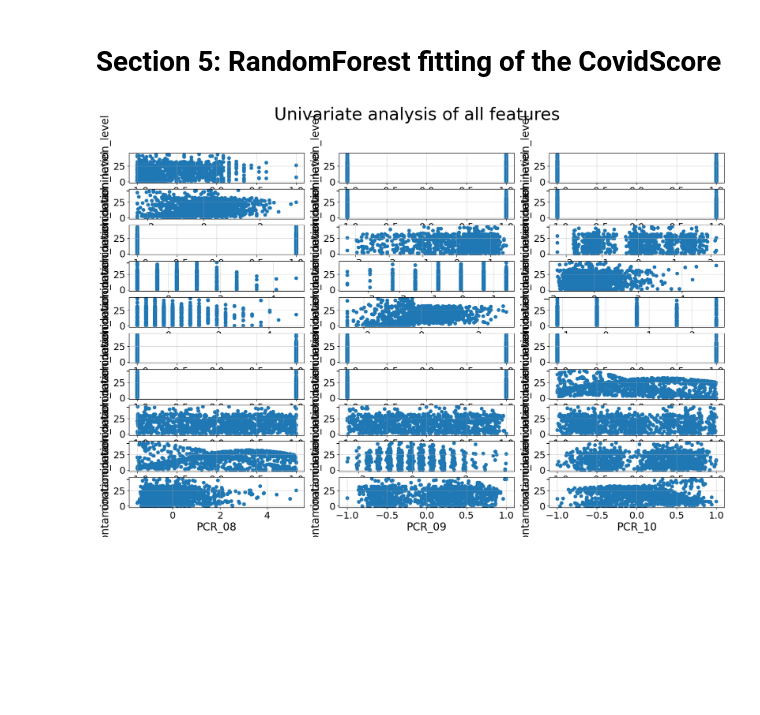
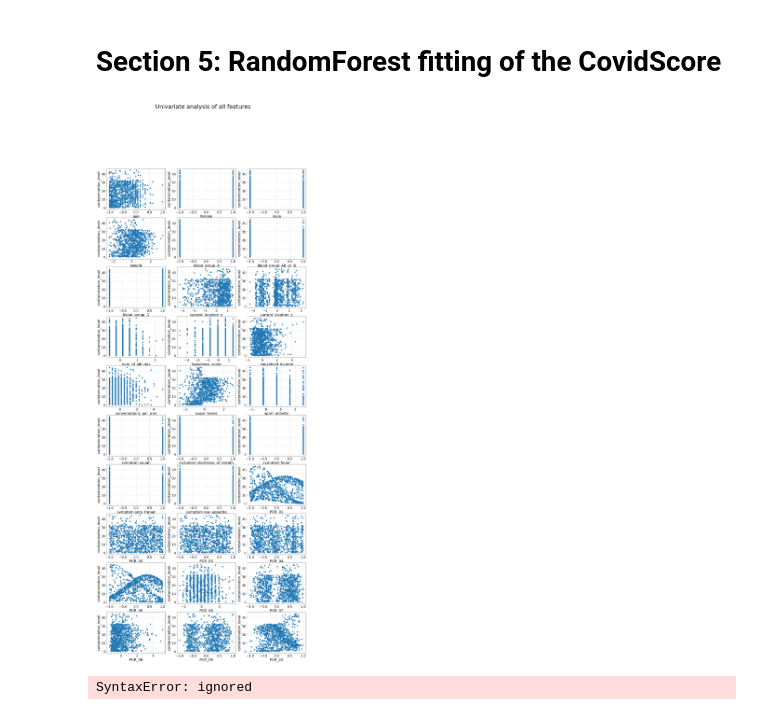
Before and after one commit to Ofir-Manor/Long3, a Jupyter notebook: 316084623-311288203.ipynb, the cells around one changed output. Saved outputs shown, nothing was run; the diff lists cells and outputs as text; code cells hidden in the pictures; blank space fills up the shorter version.

```diff
--- a/316084623-311288203.ipynb
+++ b/316084623-311288203.ipynb
@@ -633,19 +638,18 @@ test_cpy = test.copy()
 # %%
 # Here we shall do a univariate analysis of all fetures, with that we shall decide which features shoul dbe transformed by which feature mapping
-'''
+
 columns = train_X.columns.values
 
-fig, axs = plt.subplots(10, 3, figsize=(20, 12))
+fig, axs = plt.subplots(10, 3, figsize=(20, 50))
 plt.suptitle(f"Univariate analysis of all features", fontsize=32)
 #plt.tight_layout()
 #fig.subplots_adjust(hspace=0.5, top=0.9)
 axs = np.ravel(axs)
 
 for i, feat in enumerate(columns):
     axs[i].scatter(x=train_X[feat], y=train_y)
     axs[i].grid(alpha = 0.5)
     axs[i].set_xlabel(feat)
     axs[i].set_ylabel('contamination_level')
-'''
 # %% [output]
-[figure, old version]
+[figure, new version]
@@ -664,0 +656,37 @@ ct = ColumnTransformer(
+# %%
+#@title Discover which features we want for RBF mapping and which for polynomial mapping:
+
+
+#gamma_list = np.logspace(-3, 3, 49)
+gamma_list = np.logspace(-2, 2, 30)
+
+mean_train_score = []
+mean_val_score = []
+
+RBF_feats = ['PCR_01', 'PCR_01']
+poly_2_feats = ['PCR_01', 'PCR_05', 'suger_levels']
+poly_3_feats = []
+
+for gamma in gamma_list:
+    # feture mapping:
+    col_trans = ColumnTransformer(
+        [("RBF_feature_mapping", RBFSampler(gamma=gamma, random_state=random_state), RBF_feats),
+        ("Polynomial_2nd_mapping", PolynomialFeatures(degree=2), poly_2_feats),
+        ("Polynomial_3rd_mapping", PolynomialFeatures(degree=3), poly_3_feats)])
+
+    # create the pipe:
+    cur_pipe = Pipeline(steps=[('normalization', StandardScaler()),
+                               ('feature_mapping', col_trans),
+                               ('RandomForests', RandomForestRegressor())])
+    #do Cross-Validation:
+    cv_random_forests_scores = cross_validate(cur_pipe,
+                                              train_cpy_X,
+                                              train_cpy_y,
+                                              scoring="neg_mean_squared_error",
+                                              cv=5,
+                                              return_train_score=True)
+    # get scores of that iteration:
+    mean_train_score = np.append(mean_train_score, np.mean(cv_random_forests_scores['train_score']))
+    mean_val_score = np.append(mean_val_score, np.mean(cv_random_forests_scores['test_score']))
+# %% [output]
+SyntaxError: ignored
```
Also changed, not shown: parts of 6 cells of this notebook.
